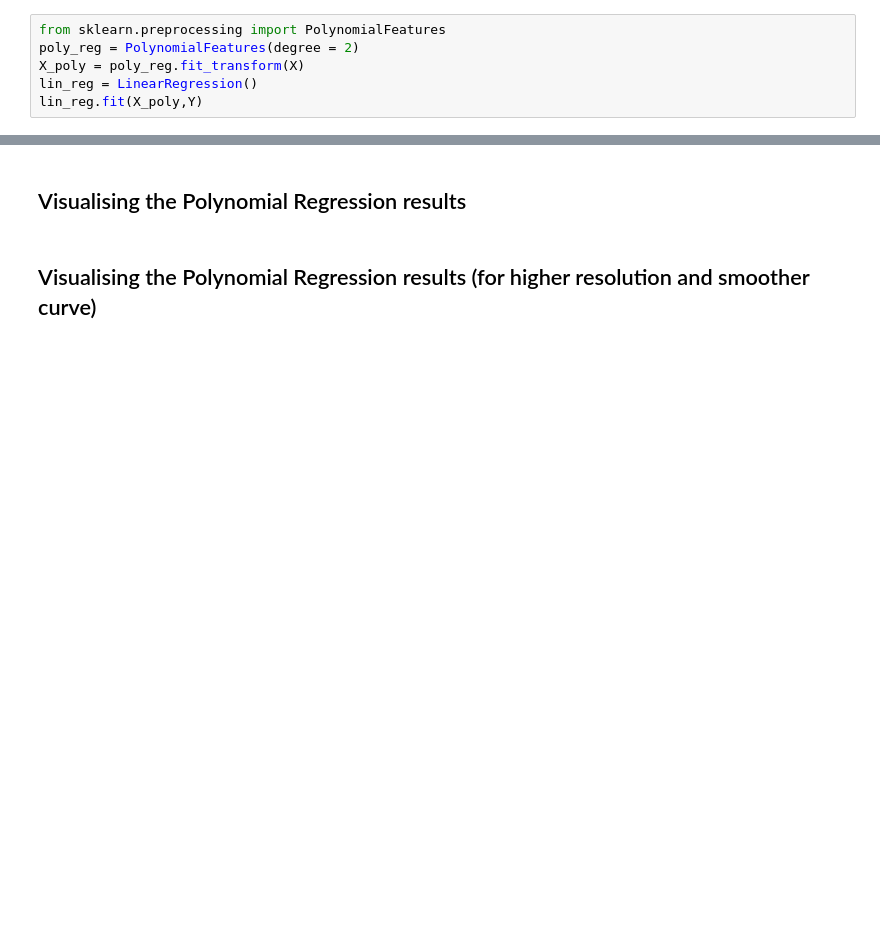
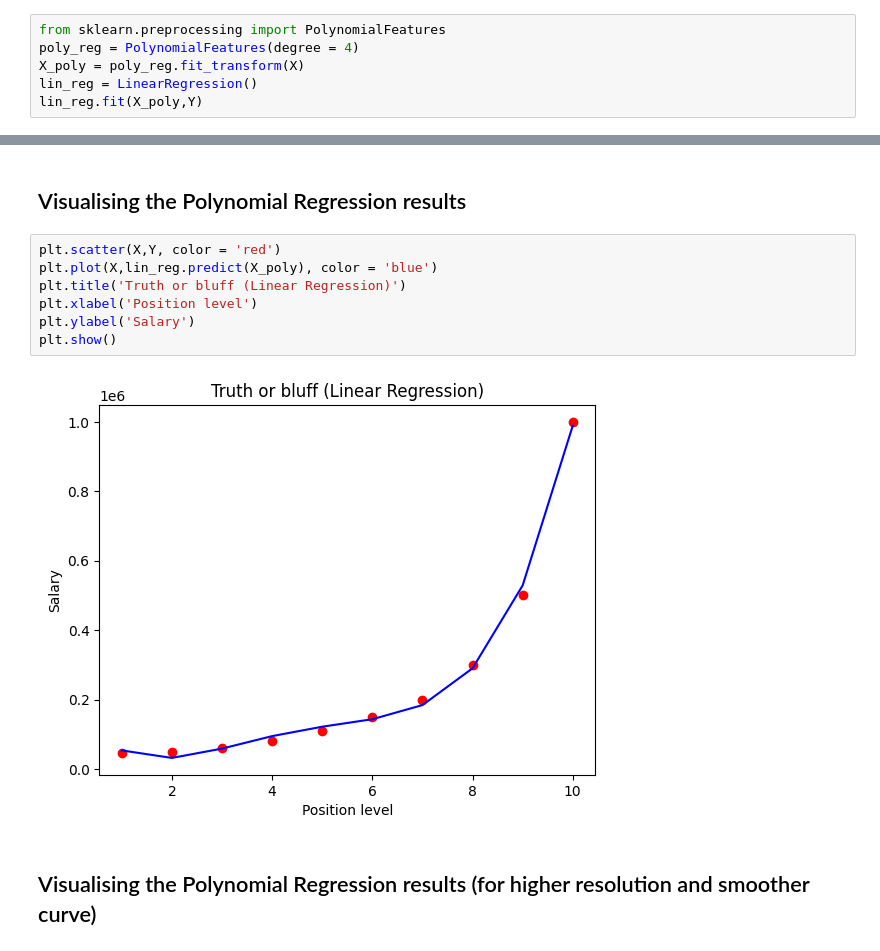
Before and after one commit to sitkaroy2020/MachineLearning-PolynomialRegreesionModel, a Jupyter notebook: polynomial_regression.ipynb, the cells around one changed output, grey strips where cells are left out. Drawn from its saved outputs; the diff is of its cells as text; blank space fills up the shorter version.

Commit message:
11-09-2025 : Predicting salaries based on polynomial regression model

```diff
--- a/polynomial_regression.ipynb
+++ b/polynomial_regression.ipynb
@@ -31,7 +31,7 @@ LinearRegression()
 ## Training the Polynomial Regression model on the whole dataset
 # %%
 from sklearn.preprocessing import PolynomialFeatures
-poly_reg = PolynomialFeatures(degree = 2)
+poly_reg = PolynomialFeatures(degree = 4)
 X_poly = poly_reg.fit_transform(X)
 lin_reg = LinearRegression()
 lin_reg.fit(X_poly,Y)
@@ -50,6 +50,15 @@ plt.show()
 [figure]
 # %% [markdown]
 ## Visualising the Polynomial Regression results
+# %%
+plt.scatter(X,Y, color = 'red')
+plt.plot(X,lin_reg.predict(X_poly), color = 'blue')
+plt.title('Truth or bluff (Linear Regression)')
+plt.xlabel('Position level')
+plt.ylabel('Salary')
+plt.show()
+# %% [output]
+[figure, added]
 # %% [markdown]
 ## Visualising the Polynomial Regression results (for higher resolution and smoother curve)
 # %% [markdown]
```
Also changed, not shown: parts of 2 cells of this notebook.
